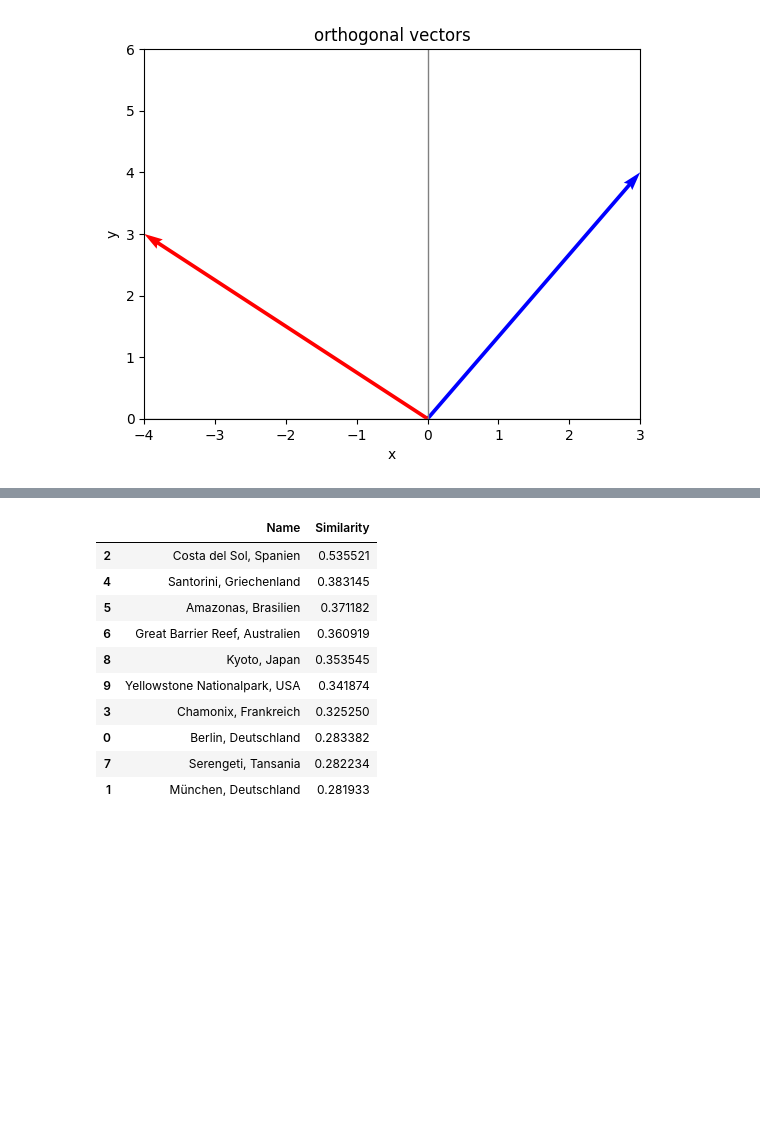
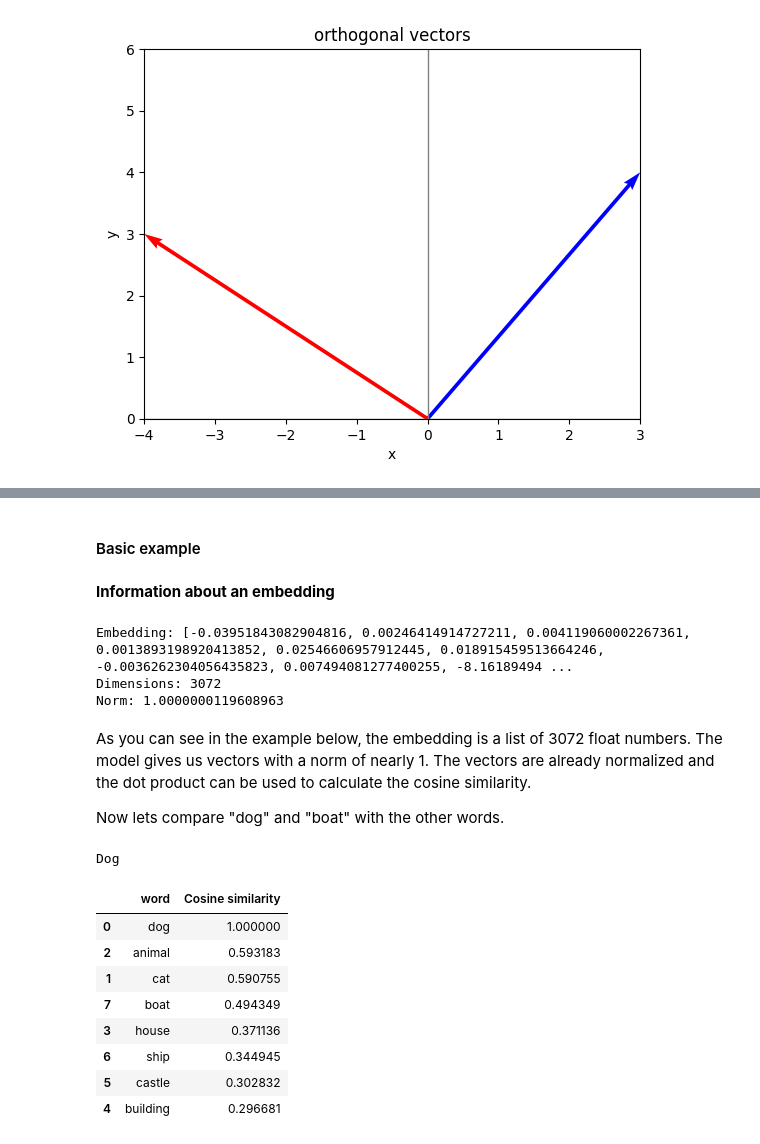
Before and after one commit to akornfellner/GAA_Embeddings, a Jupyter notebook: Embedding.ipynb, the cells around one changed output, grey strips where cells are left out. Cells and saved outputs as stored; diff of their text form; code cells hidden in the pictures; blank space fills up the shorter version.

```diff
--- a/Embedding.ipynb
+++ b/Embedding.ipynb
@@ -104,4 +96,19 @@ client = OpenAI(
 # %%
+import numpy as np
+from openai import OpenAI
+import pandas as pd
+
+# Import OpenAI key
+
+with open("key", "r") as f:
+    key = f.read().strip()
+
+# Create OpenAI client
+client = OpenAI(
+    api_key=key,
+)
+
+
 # Define a helper function to calculate embeddings
 def get_embedding_vec(input):
     """Returns the embeddings vector for a given input"""
@@ -109,7 +116,7 @@ def get_embedding_vec(input):
         client.embeddings.create(
             input=input,
             model="text-embedding-3-large",  # We use the new embeddings model here (announced end of Jan 2024)
-            dimensions=500,  # You can limit the number of output dimensions with the new embeddings models
+            # dimensions=500  You can limit the number of output dimensions with the new embeddings models
         )
         .data[0]
         .embedding
@@ -133,19 +124,2 @@ search_embedding = get_embedding_vec(search)
-# %%
-data = {"Name": [], "Similarity": []}
-for place in places:
-    similarity = np.dot(search_embedding, place["Embedding"])
-    data["Name"].append(place["Name"])
-    data["Similarity"].append(similarity)
-pd.DataFrame(data).sort_values("Similarity", ascending=False)
-# %% [output]
-|  | Name | Similarity |
-| 2 | Costa del Sol, Spanien | 0.535521 |
-| 4 | Santorini, Griechenland | 0.383145 |
-| 5 | Amazonas, Brasilien | 0.371182 |
-| 6 | Great Barrier Reef, Australien | 0.360919 |
-| 8 | Kyoto, Japan | 0.353545 |
-| 9 | Yellowstone Nationalpark, USA | 0.341874 |
-| 3 | Chamonix, Frankreich | 0.325250 |
-| 0 | Berlin, Deutschland | 0.283382 |
-| 7 | Serengeti, Tansania | 0.282234 |
-| 1 | München, Deutschland | 0.281933 |
+# %% [markdown]
+#### Basic example
@@ -151,0 +129,39 @@ pd.DataFrame(data).sort_values("Similarity", ascending=False)
+# %% [markdown]
+**Information about an embedding**
+# %%
+# Embedding of word "dog"
+
+print("Embedding:", embeddings[0])
+print("Dimensions:", len(embeddings[0]))
+print("Norm:", np.linalg.norm(embeddings[0]))
+# %% [output]
+Embedding: [-0.03951843082904816, 0.00246414914727211, 0.004119060002267361, 0.0013893198920413852, 0.02546606957912445, 0.018915459513664246, -0.0036262304056435823, 0.007494081277400255, -8.16189494 ...
+Dimensions: 3072
+Norm: 1.0000000119608963
+# %% [markdown]
+As you can see in the example below, the embedding is a list of 3072 float numbers. The model gives us vectors with a norm of nearly 1. The vectors are already normalized and the dot product can be used to calculate the cosine similarity.
+
+Now lets compare "dog" and "boat" with the other words.
+# %%
+comparisons = {"word": [], "Cosine similarity": []}
+
+for i in range(0, len(words)):
+    word = words[i]
+    embedding = embeddings[i]
+    similarity = np.dot(embeddings[0], embedding)  # Cosine similarity
+    comparisons["word"].append(word)
+    comparisons["Cosine similarity"].append(similarity)
+
+print("Dog")
+pd.DataFrame(comparisons).sort_values("Cosine similarity", ascending=False)
+# %% [output]
+Dog
+|  | word | Cosine similarity |
+| 0 | dog | 1.000000 |
+| 2 | animal | 0.593183 |
+| 1 | cat | 0.590755 |
+| 7 | boat | 0.494349 |
+| 3 | house | 0.371136 |
+| 6 | ship | 0.344945 |
+| 5 | castle | 0.302832 |
+| 4 | building | 0.296681 |
```
Also changed, not shown: parts of 14 cells of this notebook, 3 other files.
